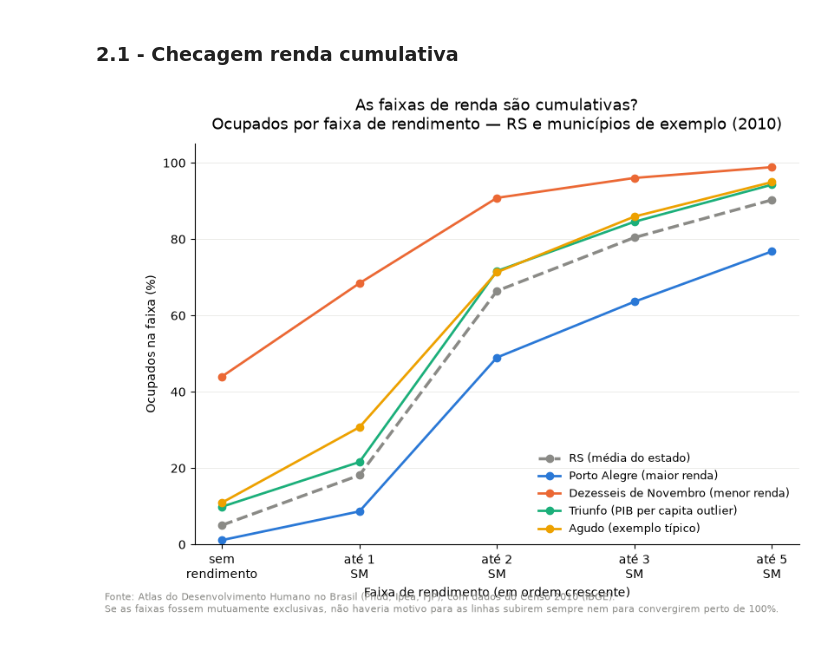
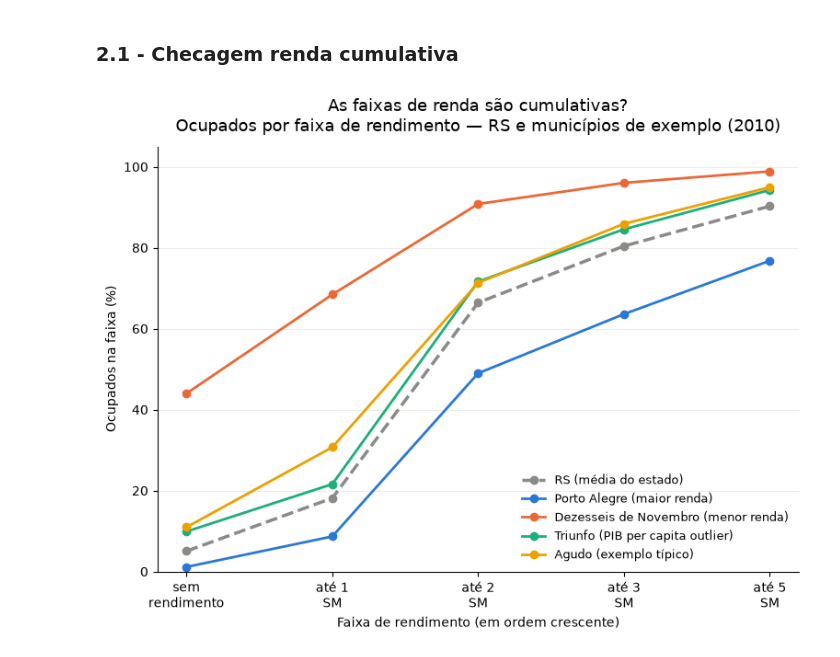
Before and after one commit to valandro/ufrgs-spec-ai, a Jupyter notebook: AI001-analise-visualizacao-dados/educacao/graficos/graficos_atividade01.ipynb, the cells around one changed output. Drawn from its saved outputs; the diff is of its cells as text; code cells hidden in the pictures.

```diff
--- a/AI001-analise-visualizacao-dados/educacao/graficos/graficos_atividade01.ipynb
+++ b/AI001-analise-visualizacao-dados/educacao/graficos/graficos_atividade01.ipynb
@@ -205,40 +205,32 @@ for rotulo, valores in serie.items():
         markersize=6,
         linewidth=2.5 if is_rs else 2,
         linestyle="--" if is_rs else "-",
         color=CORES[rotulo],
         label=rotulo,
         zorder=3 if is_rs else 2,
     )
 
 ax.set_xticks(list(x))
 ax.set_xticklabels(rotulos_faixa)
 ax.set_ylim(0, 105)
 
 ax.set_title(
     "As faixas de renda são cumulativas?\nOcupados por faixa de rendimento — RS e municípios de exemplo (2010)",
     fontsize=13,
     pad=12,
 )
 ax.set_xlabel("Faixa de rendimento (em ordem crescente)")
 ax.set_ylabel("Ocupados na faixa (%)")
 
 ax.spines[["top", "right"]].set_visible(False)
 ax.grid(axis="y", linestyle="-", linewidth=0.5, color="#e5e5e0", zorder=0)
 ax.set_axisbelow(True)
 
 ax.legend(frameon=False, loc="lower right", fontsize=9)
 
-fig.text(
-    0.01, -0.02,
-    "Fonte: Atlas do Desenvolvimento Humano no Brasil (Pnud, Ipea, FJP), com dados do Censo 2010 (IBGE).\n"
-    "Se as faixas fossem mutuamente exclusivas, não haveria motivo para as linhas subirem sempre "
-    "nem para convergirem perto de 100%.",
-    fontsize=8, color="#8a8a86",
-)
-
 # plt.tight_layout()
 # plt.savefig("grafico_check_cumulativo_faixas_renda.png", dpi=150, bbox_inches="tight")
 plt.show()
 # %% [output]
-[figure, old version]
+[figure, new version]
 # %%
```
Also changed, not shown: parts of 16 cells of this notebook, 1 other file.
